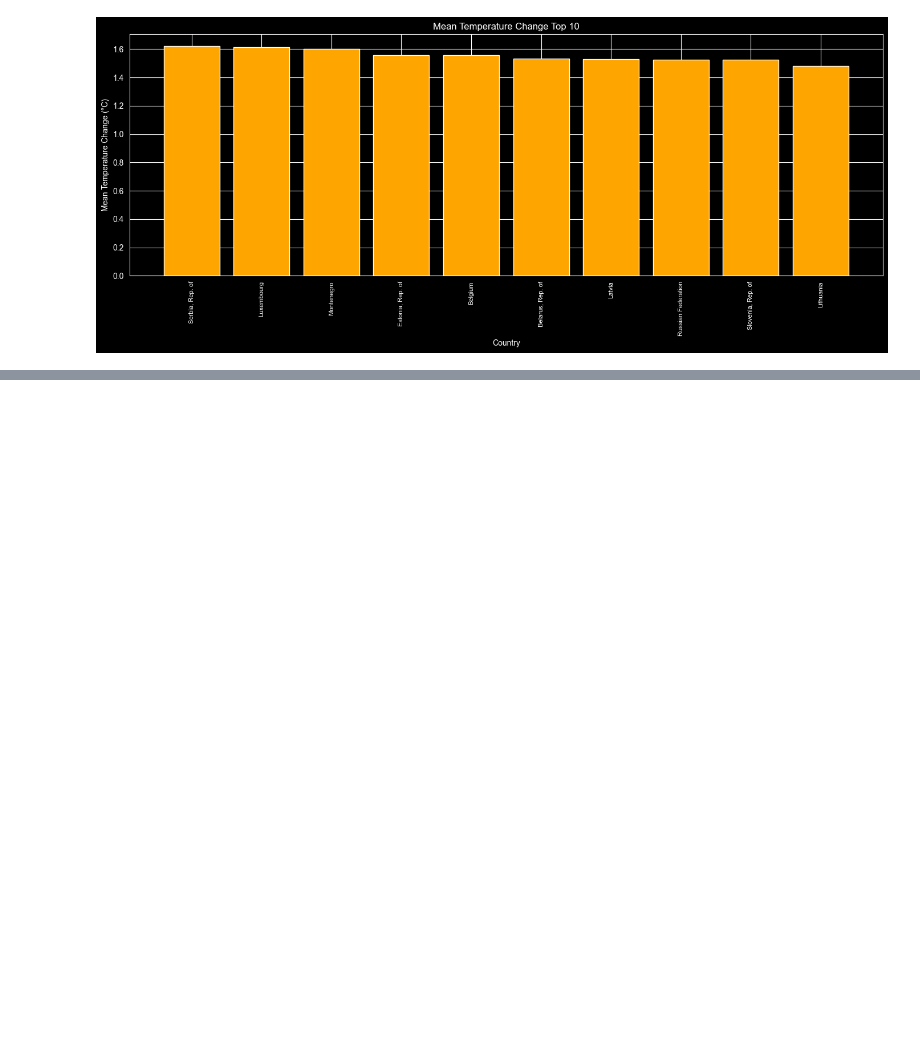
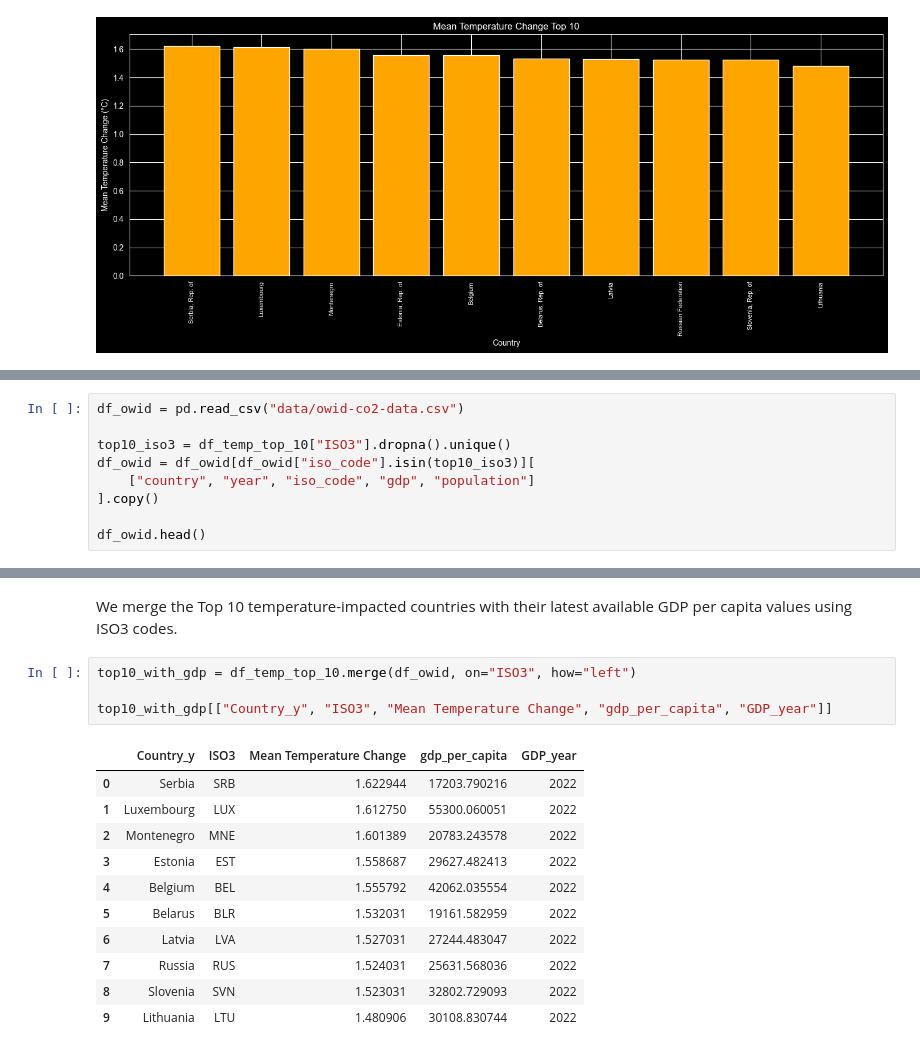
Before and after one commit to tince250/climate-change-ds, a Jupyter notebook: q3-climate-inpact.ipynb, the cells around one changed output, grey strips where cells are left out. Saved outputs shown, nothing was run; the diff lists cells and outputs as text; blank space fills up the shorter version.

```diff
--- a/q3-climate-inpact.ipynb
+++ b/q3-climate-inpact.ipynb
@@ -248,0 +252,9 @@ To fully answer Q3, we will merge these results with socio-economic indicators (
+# %%
+df_owid = pd.read_csv("data/owid-co2-data.csv")
+
+top10_iso3 = df_temp_top_10["ISO3"].dropna().unique()
+df_owid = df_owid[df_owid["iso_code"].isin(top10_iso3)][
+    ["country", "year", "iso_code", "gdp", "population"]
+].copy()
+
+df_owid.head()
@@ -248,0 +311,18 @@ To fully answer Q3, we will merge these results with socio-economic indicators (
+# %% [markdown]
+We merge the Top 10 temperature-impacted countries with their latest available GDP per capita values using ISO3 codes.
+# %%
+top10_with_gdp = df_temp_top_10.merge(df_owid, on="ISO3", how="left")
+
+top10_with_gdp[["Country_y", "ISO3", "Mean Temperature Change", "gdp_per_capita", "GDP_year"]]
+# %% [output]
+|  | Country_y | ISO3 | Mean Temperature Change | gdp_per_capita | GDP_year |
+| 0 | Serbia | SRB | 1.622944 | 17203.790216 | 2022 |
+| 1 | Luxembourg | LUX | 1.612750 | 55300.060051 | 2022 |
+| 2 | Montenegro | MNE | 1.601389 | 20783.243578 | 2022 |
+| 3 | Estonia | EST | 1.558687 | 29627.482413 | 2022 |
+| 4 | Belgium | BEL | 1.555792 | 42062.035554 | 2022 |
+| 5 | Belarus | BLR | 1.532031 | 19161.582959 | 2022 |
+| 6 | Latvia | LVA | 1.527031 | 27244.483047 | 2022 |
+| 7 | Russia | RUS | 1.524031 | 25631.568036 | 2022 |
+| 8 | Slovenia | SVN | 1.523031 | 32802.729093 | 2022 |
+| 9 | Lithuania | LTU | 1.480906 | 30108.830744 | 2022 |
```
Also changed, not shown: parts of 9 cells of this notebook.
